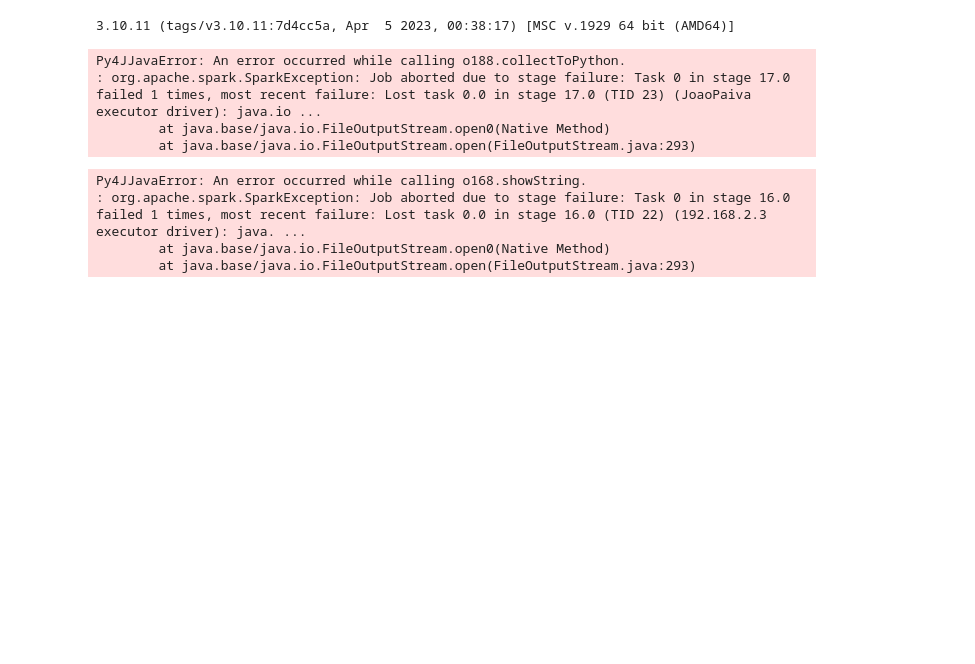
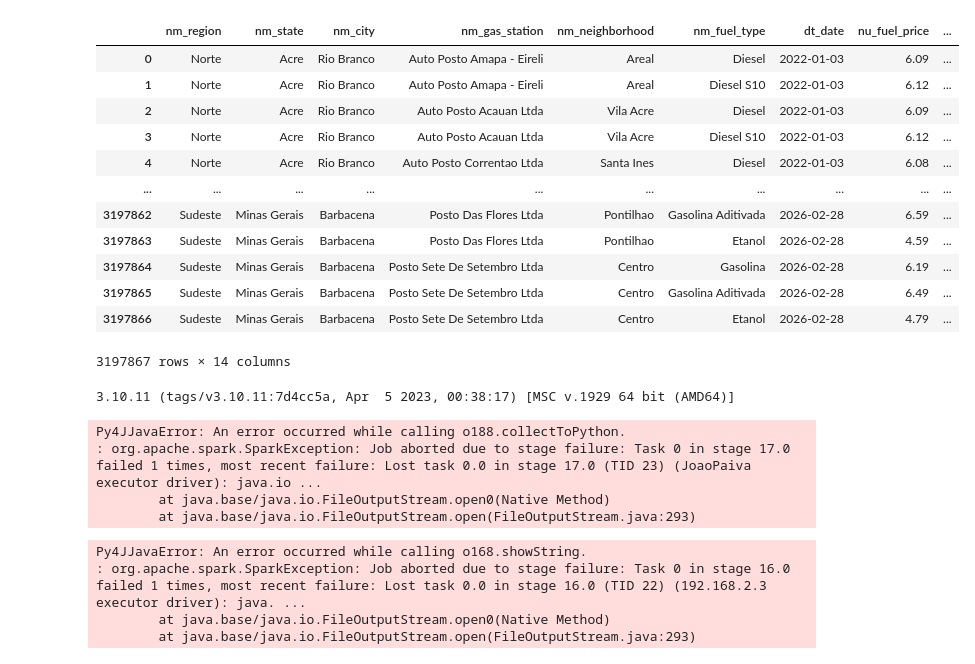
Before and after one commit to joaopaivaa/Fuels-Prices-In-Brazil, a Jupyter notebook: notebooks/gold_layer_processing_tests.ipynb, the cells around one changed output. Saved outputs shown, nothing was run; the diff lists cells and outputs as text; code cells hidden in the pictures; blank space fills up the shorter version.

```diff
--- a/notebooks/gold_layer_processing_tests.ipynb
+++ b/notebooks/gold_layer_processing_tests.ipynb
@@ -1,3 +1,30 @@
+# %%
+import time
+start = time.perf_counter()
+
+import pandas as pd
+import requests
+import time
+
+df = pd.read_parquet("../data/fuel_prices/silver/fuels_prices")
+
+df = df.dropna(how='all')
+# %%
+df
+# %% [output]
+|  | nm_region | nm_state | nm_city | nm_gas_station | nm_neighborhood | nm_fuel_type | dt_date | nu_fuel_price | ... |
+| 0 | Norte | Acre | Rio Branco | Auto Posto Amapa - Eireli | Areal | Diesel | 2022-01-03 | 6.09 | ... |
+| 1 | Norte | Acre | Rio Branco | Auto Posto Amapa - Eireli | Areal | Diesel S10 | 2022-01-03 | 6.12 | ... |
+| 2 | Norte | Acre | Rio Branco | Auto Posto Acauan Ltda | Vila Acre | Diesel | 2022-01-03 | 6.09 | ... |
+| 3 | Norte | Acre | Rio Branco | Auto Posto Acauan Ltda | Vila Acre | Diesel S10 | 2022-01-03 | 6.12 | ... |
+| 4 | Norte | Acre | Rio Branco | Auto Posto Correntao Ltda | Santa Ines | Diesel | 2022-01-03 | 6.08 | ... |
+| ... | ... | ... | ... | ... | ... | ... | ... | ... | ... |
+| 3197862 | Sudeste | Minas Gerais | Barbacena | Posto Das Flores Ltda | Pontilhao | Gasolina Aditivada | 2026-02-28 | 6.59 | ... |
+| 3197863 | Sudeste | Minas Gerais | Barbacena | Posto Das Flores Ltda | Pontilhao | Etanol | 2026-02-28 | 4.59 | ... |
+| 3197864 | Sudeste | Minas Gerais | Barbacena | Posto Sete De Setembro Ltda | Centro | Gasolina | 2026-02-28 | 6.19 | ... |
+| 3197865 | Sudeste | Minas Gerais | Barbacena | Posto Sete De Setembro Ltda | Centro | Gasolina Aditivada | 2026-02-28 | 6.49 | ... |
+| 3197866 | Sudeste | Minas Gerais | Barbacena | Posto Sete De Setembro Ltda | Centro | Etanol | 2026-02-28 | 4.79 | ... |
+3197867 rows × 14 columns
 # %%
 import datetime
 import findspark
```
Also changed, not shown: parts of 12 cells of this notebook.
